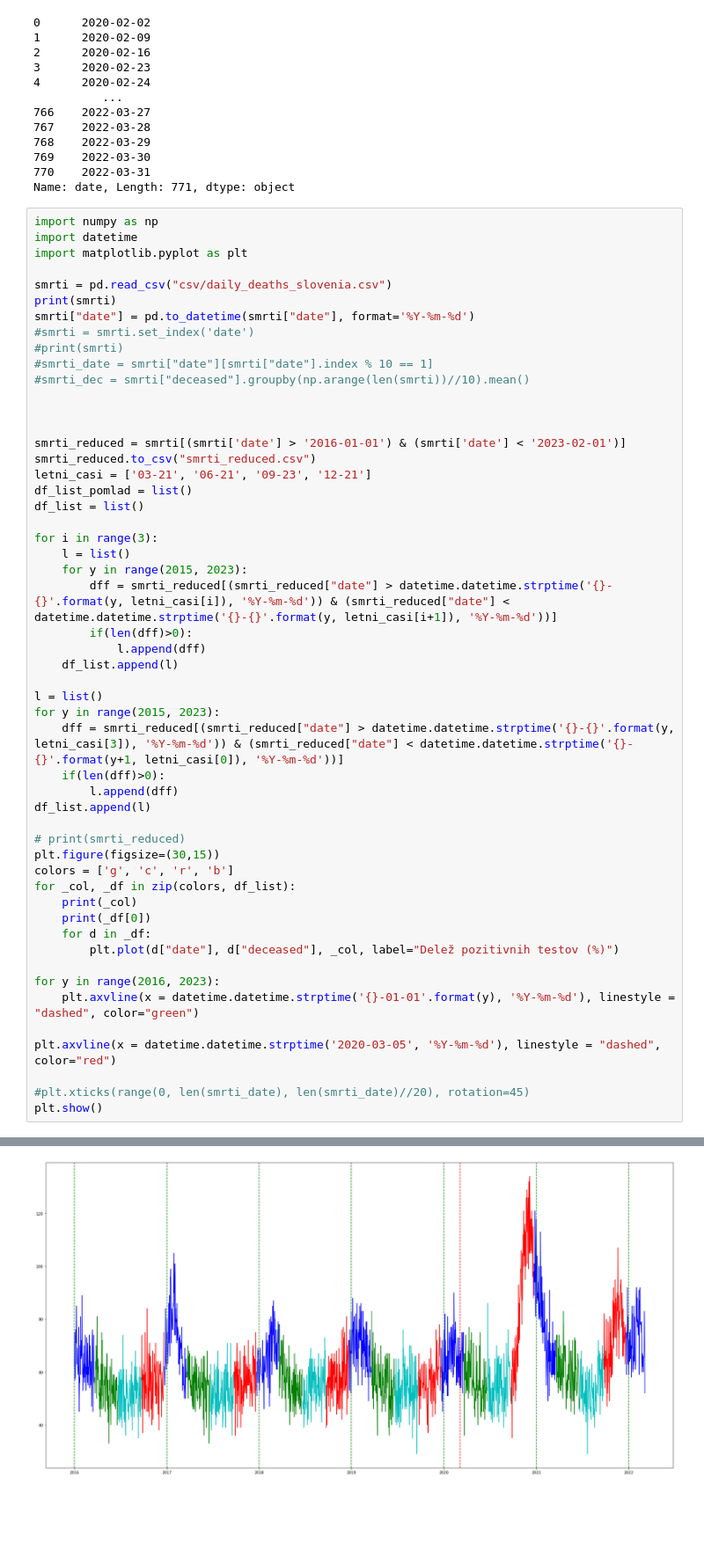
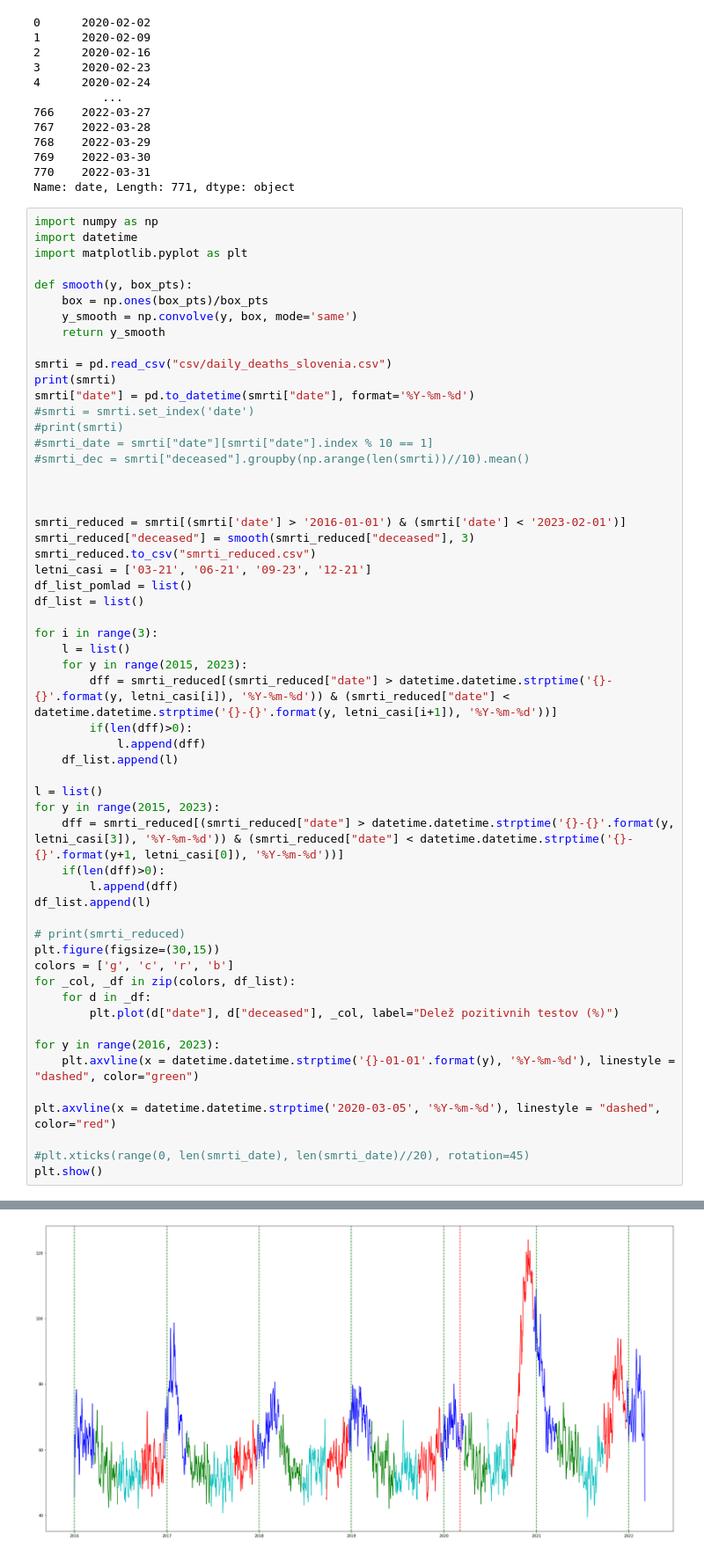
Before and after one commit to SerugaDavid/PR21DSZHMM, a Jupyter notebook: naloga.ipynb, the cells around one changed output, grey strips where cells are left out. Shown at 88% size. Saved outputs shown, nothing was run; the diff lists cells and outputs as text; blank space fills up the shorter version.

Commit message:
death curve smoothened out

```diff
--- a/naloga.ipynb
+++ b/naloga.ipynb
@@ -320,6 +320,11 @@ Name: date, Length: 771, dtype: object
 import numpy as np
 import datetime
 import matplotlib.pyplot as plt
+
+def smooth(y, box_pts):
+    box = np.ones(box_pts)/box_pts
+    y_smooth = np.convolve(y, box, mode='same')
+    return y_smooth
 
 smrti = pd.read_csv("csv/daily_deaths_slovenia.csv")
 print(smrti)
@@ -332,6 +337,7 @@ smrti["date"] = pd.to_datetime(smrti["date"], format='%Y-%m-%d')
 
 
 smrti_reduced = smrti[(smrti['date'] > '2016-01-01') & (smrti['date'] < '2023-02-01')]
+smrti_reduced["deceased"] = smooth(smrti_reduced["deceased"], 3)
 smrti_reduced.to_csv("smrti_reduced.csv")
 letni_casi = ['03-21', '06-21', '09-23', '12-21']
 df_list_pomlad = list()
@@ -356,8 +362,6 @@ df_list.append(l)
 plt.figure(figsize=(30,15))
 colors = ['g', 'c', 'r', 'b']
 for _col, _df in zip(colors, df_list):
-    print(_col)
-    print(_df[0])
     for d in _df:
         plt.plot(d["date"], d["deceased"], _col, label="Delež pozitivnih testov (%)")
 
@@ -389 +395 @@ plt.show()
-[figure, old version]
+[figure, new version]
```
Also changed, not shown: parts of 1 cell of this notebook, 1 other file.
